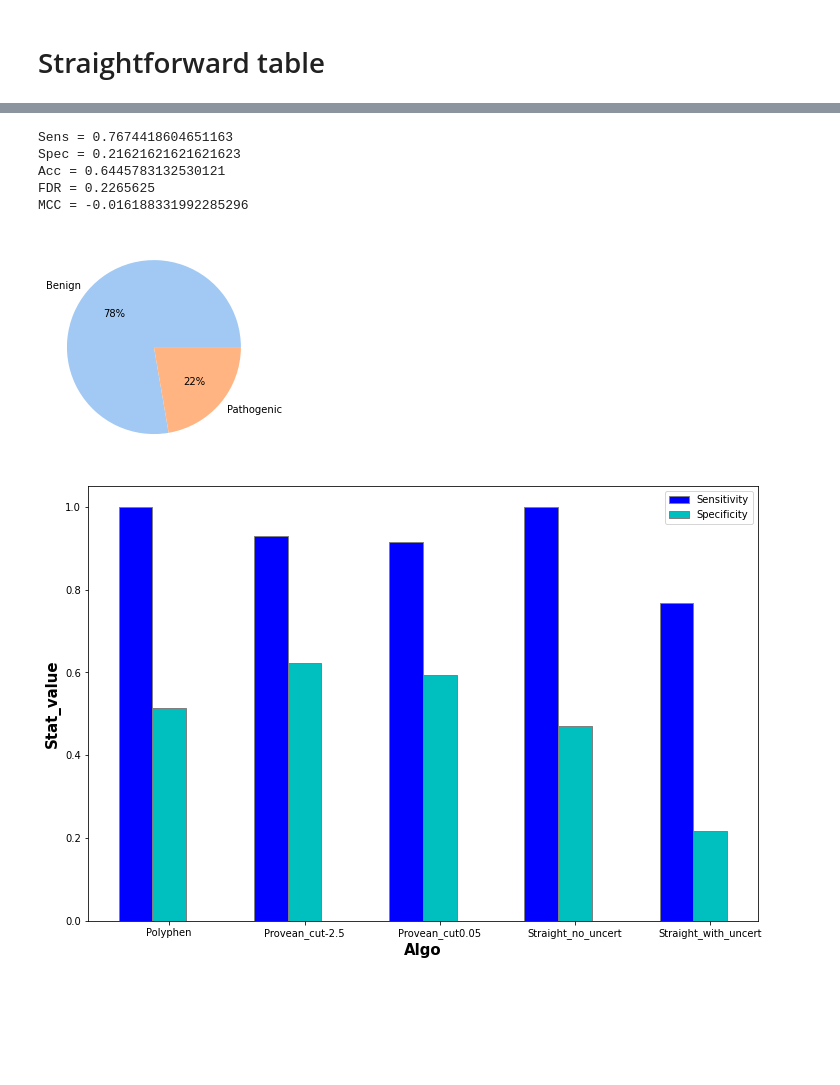
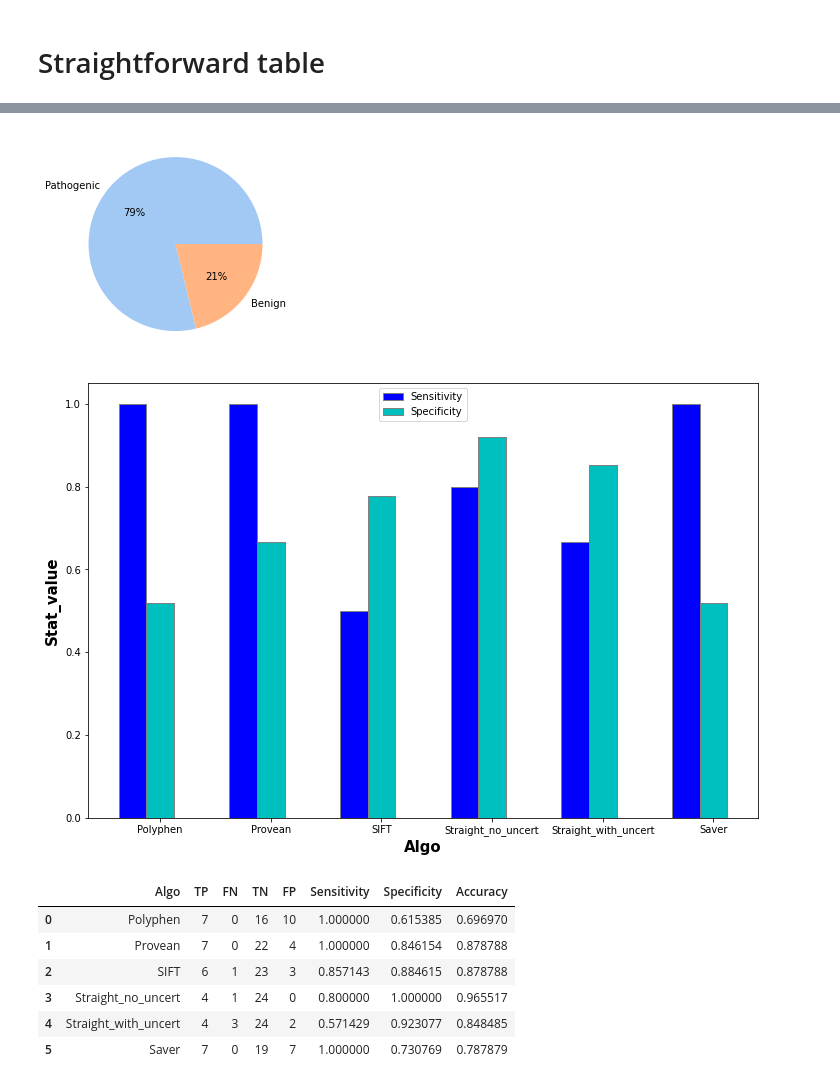
Before and after one commit to ArtemAmosov/notch, a Jupyter notebook: tsv_parse.ipynb, the cells around one changed output, grey strips where cells are left out. Saved outputs shown, nothing was run; the diff lists cells and outputs as text; code cells hidden in the pictures; blank space fills up the shorter version.

Commit message:
notebook to work with predictions and make plots

```diff
--- a/tsv_parse.ipynb
+++ b/tsv_parse.ipynb
@@ -60,7 +20,9 @@ See the caveats in the documentation: https://pandas.pydata.org/pandas-docs/stab
 # %% [markdown]
 # POLYPHEN table
 # %%
-pph = pd.read_table('batch_results/notch3_polyphen.txt')
+#notch3 variants/batch_results/notch3_polyphen.txt
+#notch1 variants/batch_results/notch1_polyphen.txt
+pph = pd.read_table('variants/batch_results/notch1_polyphen.txt')
 pph.head()
 
 ## Make normal names
@@ -82,7 +44,9 @@ pph['pph2_class'] = new_res
 
 ### New df with selected cols
 pph2 = pph[['pos', 'aa1', 'aa2', 'prediction', 'pph2_class', 'pph2_FPR', 'pph2_TPR', 'pph2_FDR']]
-pph2['Res'] = ['-' for i in range(166)]
+pph2['Res'] = ['-' for i in range(len(pph2))]
+
+#pph
 # %% [output]
 A value is trying to be set on a copy of a slice from a DataFrame.
 Try using .loc[row_indexer,col_indexer] = value instead
@@ -450,24 +428 @@ See the caveats in the documentation: https://pandas.pydata.org/pandas-docs/stab
-# %%
-Sens =TP/(TP+FN)
-Spec =TN/(TN+FP) if TN!=0 else 0
-Acc =(TP+TN)/(TP+TN+FP+FN)
-FDR =1 - (TP/(TP+FP))
-MCC =((TP*TN)-(FP*FN))/((TP+FP)*(TP+FN)*(TN+FN)*(TN+FP))**0.5
-
-
-print('Sens =', TP/(TP+FN))
-print('Spec =', TN/(TN+FP) if TN!=0 else 0)
-print('Acc =', (TP+TN)/(TP+TN+FP+FN))
-print('FDR =', 1 - (TP/(TP+FP)))
-print('MCC =', ((TP*TN)-(FP*FN))/((TP+FP)*(TP+FN)*(TN+FN)*(TN+FP))**0.5)
-
-
-
-data.append(['Straight_with_uncert', Sens,Spec,Acc,FDR,MCC])
-# %% [output]
-Sens = 0.7674418604651163
-Spec = 0.21621621621621623
-Acc = 0.6445783132530121
-FDR = 0.2265625
-MCC = -0.016188331992285296
 # %%
@@ -480,7 +436,7 @@ import seaborn as sns
 
 #define data
 data = clin2['Effect'].value_counts()
-labels = ['Benign', 'Pathogenic']
+labels = ['Pathogenic', 'Benign']
 
 #define Seaborn color palette to use
 colors = sns.color_palette('pastel')[0:5]
@@ -489,41 +445,54 @@ colors = sns.color_palette('pastel')[0:5]
 plt.pie(data, labels = labels, colors = colors, autopct='%.0f%%')
 plt.show()
 # %% [output]
-[figure, old version]
+[figure, new version]
 # %%
 import numpy as np
 import matplotlib.pyplot as plt
+
+stats = pd.read_csv('n2_Stats.csv')
+
 
 # set width of bar
 barWidth = 0.25
 fig = plt.subplots(figsize =(12, 8))
 
 # set height of bar
 Sensitivity = list(stats.Sensitivity)
 Specificity = list(stats.Specificity)
 
 
 # Set position of bar on X axis
 br1 = np.arange(len(Sensitivity))
 br2 = [x + barWidth for x in br1]
 
 # Make the plot
 plt.bar(br1, Sensitivity, color ='b', width = barWidth,
         edgecolor ='grey', label ='Sensitivity')
 plt.bar(br2, Specificity, color ='c', width = barWidth,
         edgecolor ='grey', label ='Specificity')
 
 
 # Adding Xticks
 plt.xlabel('Algo', fontweight ='bold', fontsize = 15)
 plt.ylabel('Stat_value', fontweight ='bold', fontsize = 15)
 plt.xticks([r + barWidth for r in range(len(Sensitivity))],
         list(stats.Algo))
 
 plt.legend()
 plt.show()
 # %% [output]
-[figure, old version]
+[figure, new version]
+# %%
+stats
+# %% [output]
+|  | Algo | TP | FN | TN | FP | Sensitivity | Specificity | Accuracy |
+| 0 | Polyphen | 7 | 0 | 16 | 10 | 1.000000 | 0.615385 | 0.696970 |
+| 1 | Provean | 7 | 0 | 22 | 4 | 1.000000 | 0.846154 | 0.878788 |
+| 2 | SIFT | 6 | 1 | 23 | 3 | 0.857143 | 0.884615 | 0.878788 |
+| 3 | Straight_no_uncert | 4 | 1 | 24 | 0 | 0.800000 | 1.000000 | 0.965517 |
+| 4 | Straight_with_uncert | 4 | 3 | 24 | 2 | 0.571429 | 0.923077 | 0.848485 |
+| 5 | Saver | 7 | 0 | 19 | 7 | 1.000000 | 0.730769 | 0.787879 |
 # %%
 import seaborn as sns
 ax = sns.barplot(x="Algo", y = 'Accuracy',data=stats)
```
Also changed, not shown: parts of 35 cells of this notebook.
